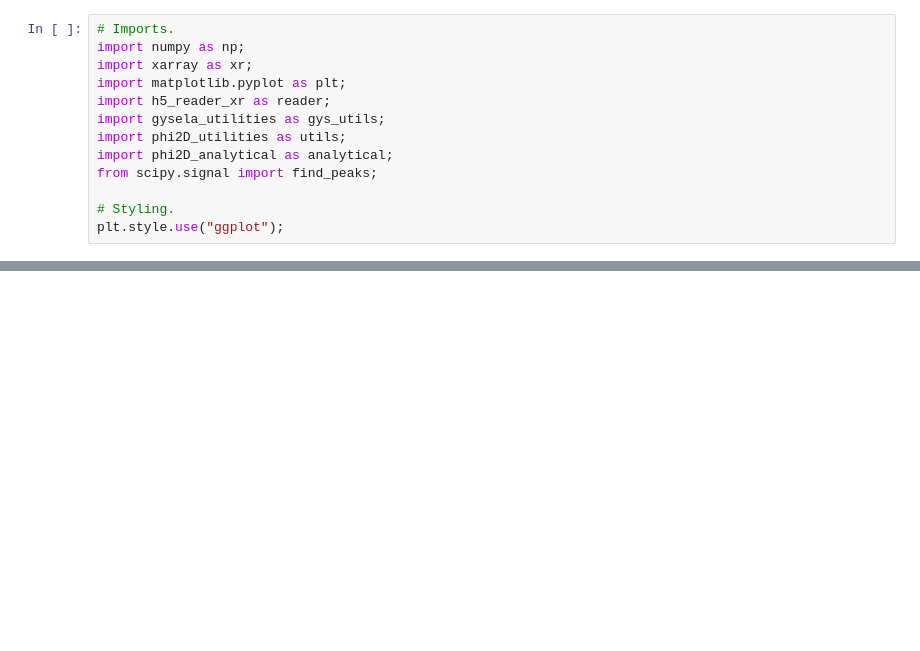
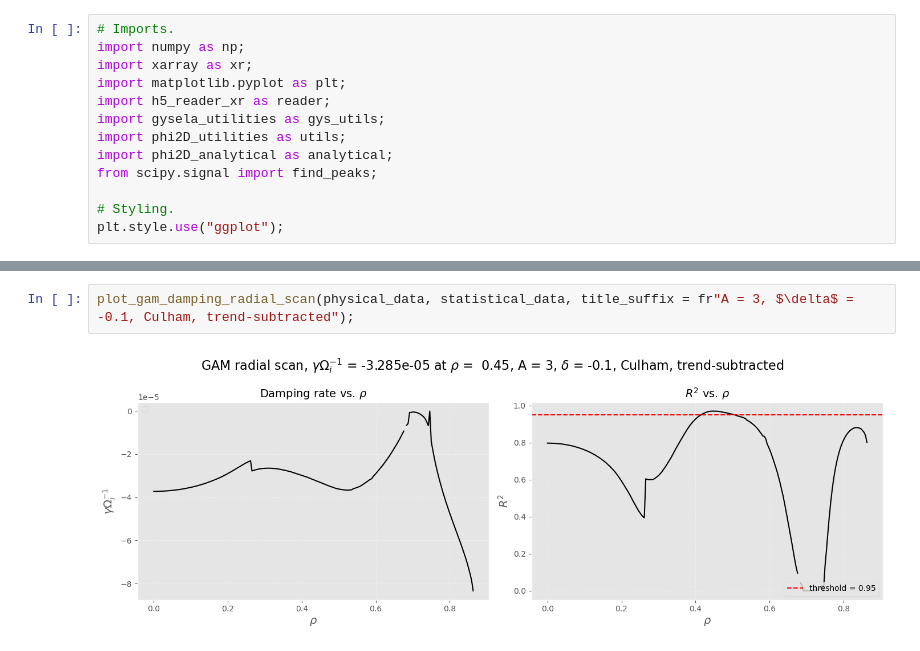
Before and after one commit to seferoni/GYSELA_utils, a Jupyter notebook: post-processing/scripts/exploratory_notebooks/gam_growth_rate.ipynb, the cells around one changed output, grey strips where cells are left out. Drawn from its saved outputs; the diff is of its cells as text; blank space fills up the shorter version.

```diff
--- a/post-processing/scripts/exploratory_notebooks/gam_growth_rate.ipynb
+++ b/post-processing/scripts/exploratory_notebooks/gam_growth_rate.ipynb
@@ -262,0 +275,4 @@ def plot_gam_damping_radial_scan(physical_data, statistical_data, r_squared_thre
+# %%
+plot_gam_damping_radial_scan(physical_data, statistical_data, title_suffix = fr"A = 3, $\delta$ = -0.1, Culham, trend-subtracted");
+# %% [output]
+[figure, added]
```
Also changed, not shown: parts of 7 cells of this notebook, 1 other file.
